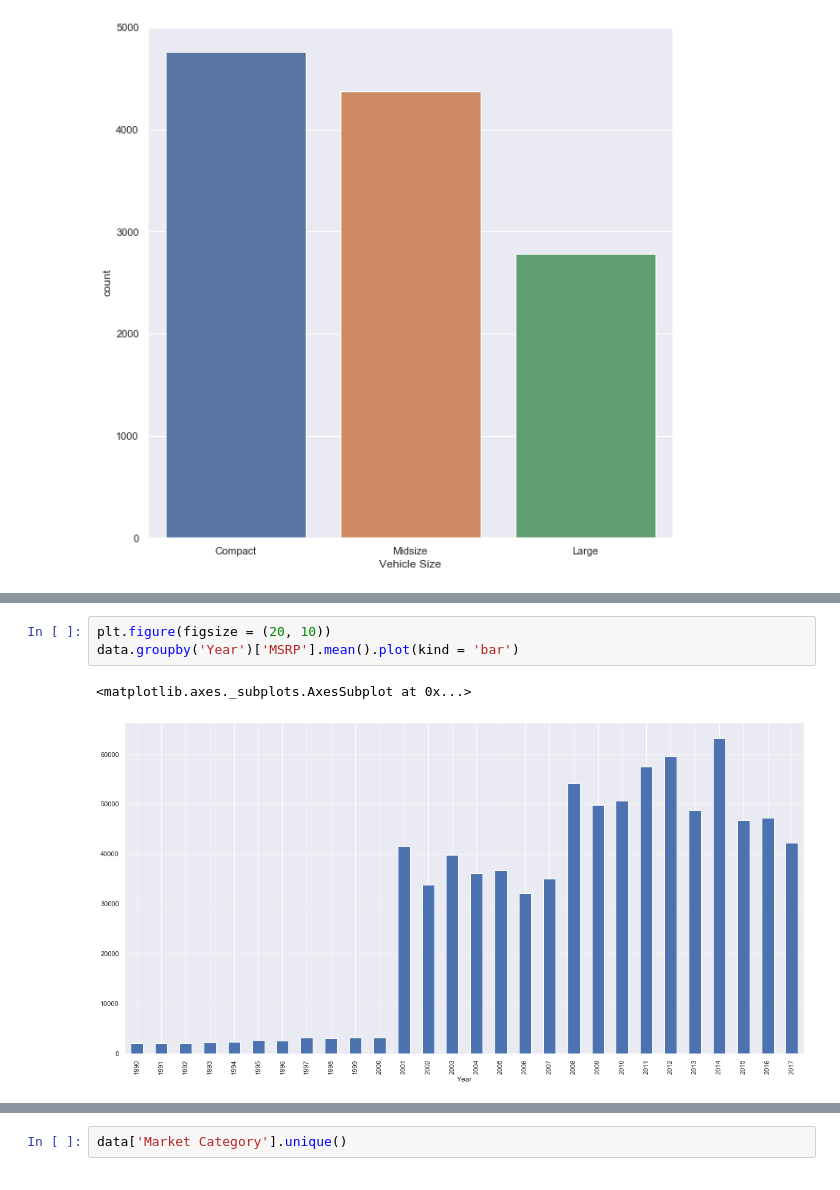
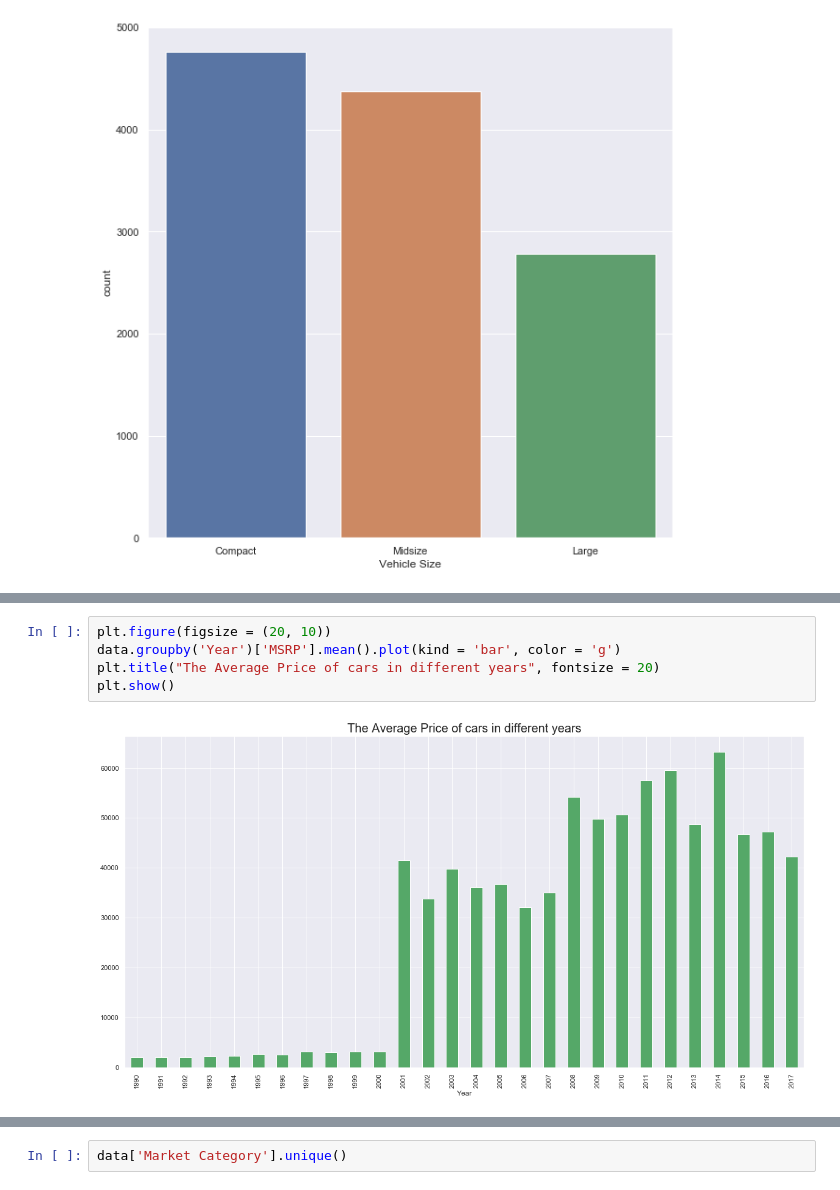
Before and after one commit to suhasmaddali/Car-Prices-Prediction, a Jupyter notebook: Car Prices Prediction Using Machine Learning .ipynb, the cells around one changed output, grey strips where cells are left out. Saved outputs shown, nothing was run; the diff lists cells and outputs as text.

```diff
--- a/Car Prices Prediction Using Machine Learning .ipynb
+++ b/Car Prices Prediction Using Machine Learning .ipynb
@@ -162,6 +134,7 @@ sns.distplot(data['Year'], color = 'r')
 # %%
 plt.figure(figsize = (20, 10))
-data.groupby('Year')['MSRP'].mean().plot(kind = 'bar')
+data.groupby('Year')['MSRP'].mean().plot(kind = 'bar', color = 'g')
+plt.title("The Average Price of cars in different years", fontsize = 20)
+plt.show()
 # %% [output]
-<matplotlib.axes._subplots.AxesSubplot at 0x...>
-[figure, old version]
+[figure, new version]
```
Also changed, not shown: parts of 207 cells of this notebook.
